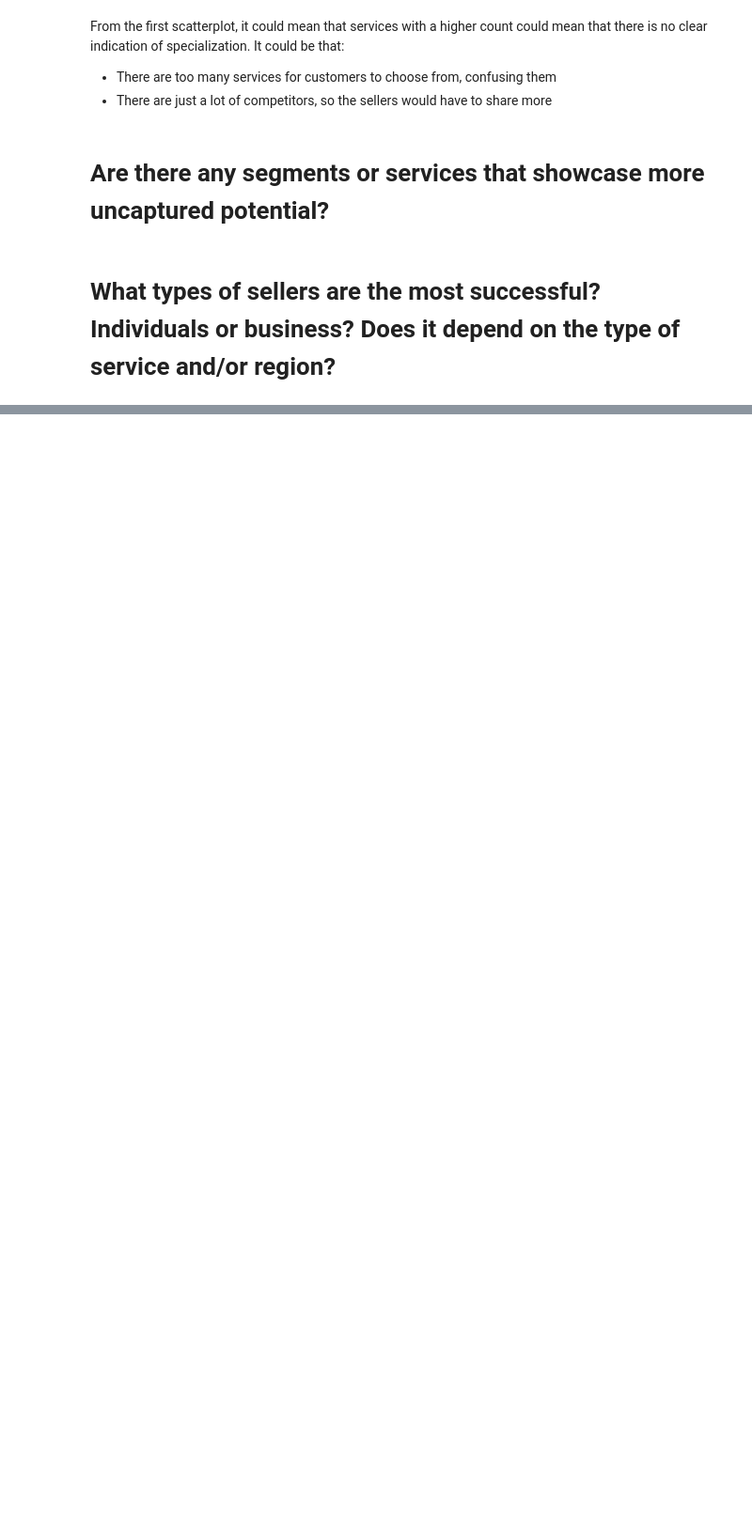
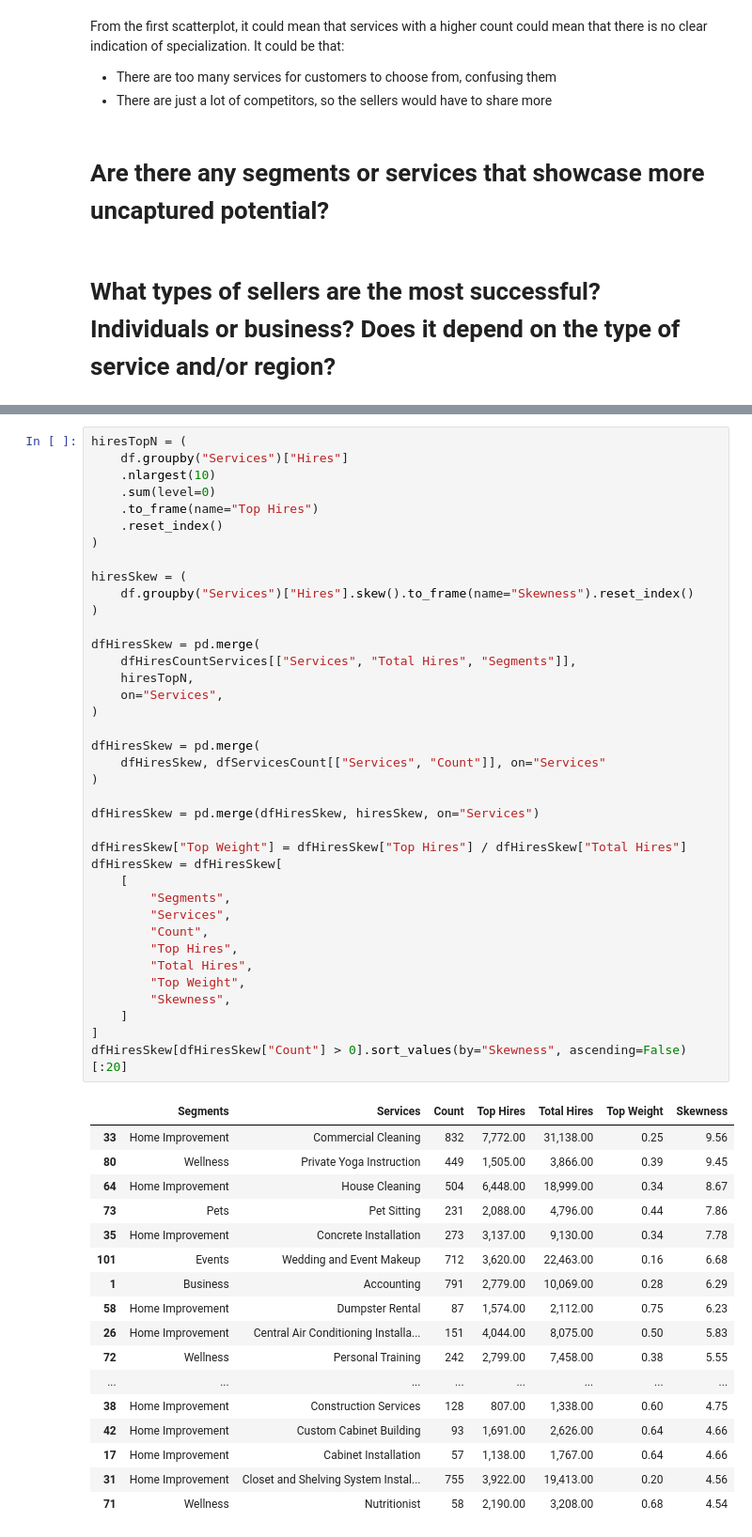
Before and after one commit to ameeruljunaidi/ScrapeThumbtack, a Jupyter notebook: analysis/data_exploration.ipynb, the cells around one changed output, grey strips where cells are left out. Shown at 94% size. Cells and saved outputs as stored; diff of their text form; blank space fills up the shorter version.

Commit message:
Added skew from pandas

```diff
--- a/analysis/data_exploration.ipynb
+++ b/analysis/data_exploration.ipynb
@@ -455,0 +412,56 @@ dfHiresSkew.sort_values(by="Skew", ascending=False)[:20]
+# %%
+hiresTopN = (
+    df.groupby("Services")["Hires"]
+    .nlargest(10)
+    .sum(level=0)
+    .to_frame(name="Top Hires")
+    .reset_index()
+)
+
+hiresSkew = (
+    df.groupby("Services")["Hires"].skew().to_frame(name="Skewness").reset_index()
+)
+
+dfHiresSkew = pd.merge(
+    dfHiresCountServices[["Services", "Total Hires", "Segments"]],
+    hiresTopN,
+    on="Services",
+)
+
+dfHiresSkew = pd.merge(
+    dfHiresSkew, dfServicesCount[["Services", "Count"]], on="Services"
+)
+
+dfHiresSkew = pd.merge(dfHiresSkew, hiresSkew, on="Services")
+
+dfHiresSkew["Top Weight"] = dfHiresSkew["Top Hires"] / dfHiresSkew["Total Hires"]
+dfHiresSkew = dfHiresSkew[
+    [
+        "Segments",
+        "Services",
+        "Count",
+        "Top Hires",
+        "Total Hires",
+        "Top Weight",
+        "Skewness",
+    ]
+]
+dfHiresSkew[dfHiresSkew["Count"] > 0].sort_values(by="Skewness", ascending=False)[:20]
+# %% [output]
+|  | Segments | Services | Count | Top Hires | Total Hires | Top Weight | Skewness |
+| 33 | Home Improvement | Commercial Cleaning | 832 | 7,772.00 | 31,138.00 | 0.25 | 9.56 |
+| 80 | Wellness | Private Yoga Instruction | 449 | 1,505.00 | 3,866.00 | 0.39 | 9.45 |
+| 64 | Home Improvement | House Cleaning | 504 | 6,448.00 | 18,999.00 | 0.34 | 8.67 |
+| 73 | Pets | Pet Sitting | 231 | 2,088.00 | 4,796.00 | 0.44 | 7.86 |
+| 35 | Home Improvement | Concrete Installation | 273 | 3,137.00 | 9,130.00 | 0.34 | 7.78 |
+| 101 | Events | Wedding and Event Makeup | 712 | 3,620.00 | 22,463.00 | 0.16 | 6.68 |
+| 1 | Business | Accounting | 791 | 2,779.00 | 10,069.00 | 0.28 | 6.29 |
+| 58 | Home Improvement | Dumpster Rental | 87 | 1,574.00 | 2,112.00 | 0.75 | 6.23 |
+| 26 | Home Improvement | Central Air Conditioning Installa... | 151 | 4,044.00 | 8,075.00 | 0.50 | 5.83 |
+| 72 | Wellness | Personal Training | 242 | 2,799.00 | 7,458.00 | 0.38 | 5.55 |
+| ... | ... | ... | ... | ... | ... | ... | ... |
+| 38 | Home Improvement | Construction Services | 128 | 807.00 | 1,338.00 | 0.60 | 4.75 |
+| 42 | Home Improvement | Custom Cabinet Building | 93 | 1,691.00 | 2,626.00 | 0.64 | 4.66 |
+| 17 | Home Improvement | Cabinet Installation | 57 | 1,138.00 | 1,767.00 | 0.64 | 4.66 |
+| 31 | Home Improvement | Closet and Shelving System Instal... | 755 | 3,922.00 | 19,413.00 | 0.20 | 4.56 |
+| 71 | Wellness | Nutritionist | 58 | 2,190.00 | 3,208.00 | 0.68 | 4.54 |
```
Also changed, not shown: parts of 3 cells of this notebook, 1 other file.
